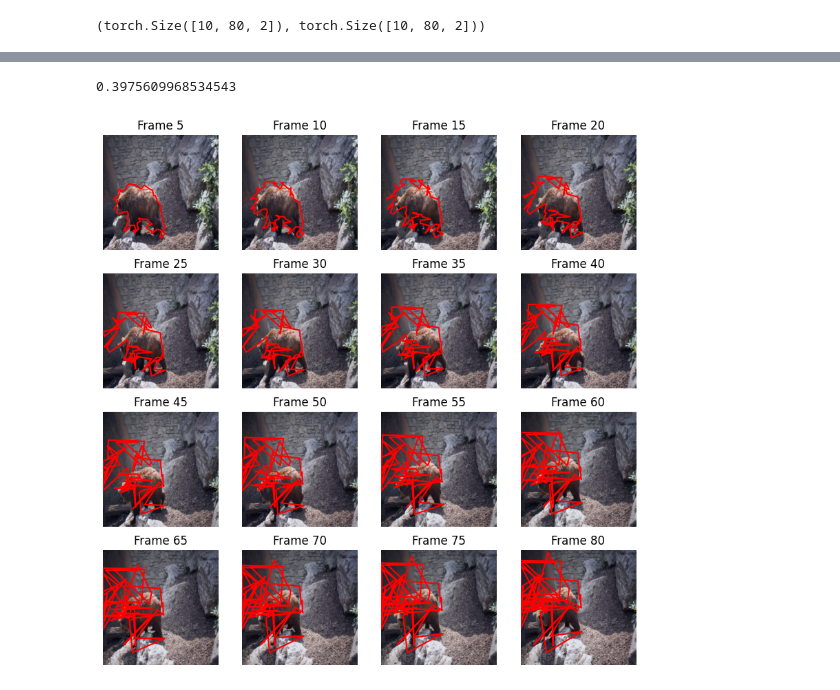
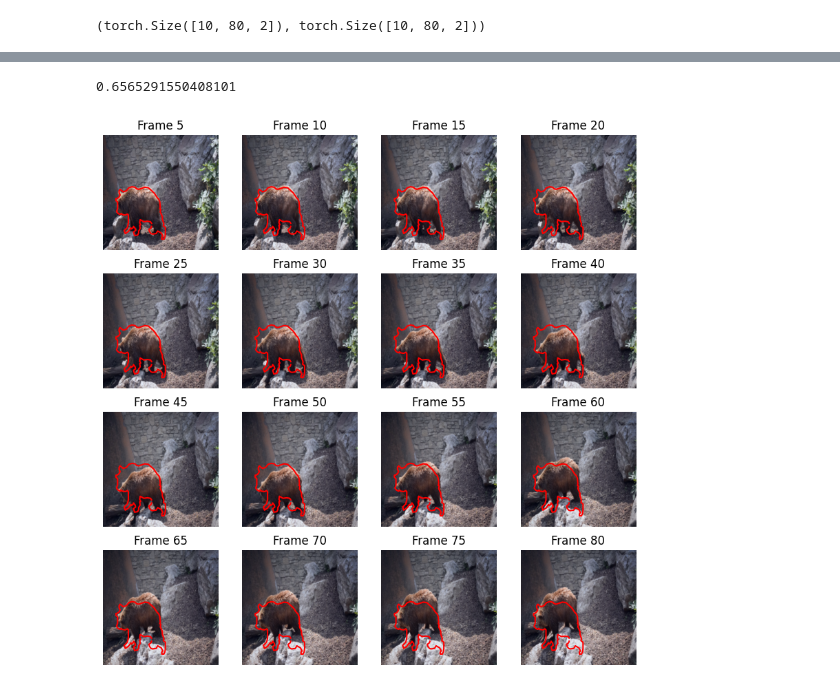
Before and after one commit to wcbup/VOS_boundary_tracking, a Jupyter notebook: train.ipynb, the cells around one changed output, grey strips where cells are left out. Cells and saved outputs as stored; diff of their text form; code cells hidden in the pictures.

```diff
--- a/train.ipynb
+++ b/train.ipynb
@@ -88,8 +88,8 @@ if model_name == "uniform_model":
 else:
     data_set = DAVIS_Seq2(is_uniform=False, is_one_video=True)
 
-loss_name = "chamer_distance_loss"
-# loss_name = "order_loss"
+# loss_name = "chamer_distance_loss"
+loss_name = "order_loss"
 if loss_name == "chamer_distance_loss":
     loss_func = chamer_distance_loss
 else:
@@ -156,6 +156,18 @@ plt.plot(list(dict_loss.keys()), list(dict_loss.values()))
 # %%
 model = Model()
-model_name = "uniform_model"
+# model_name = "uniform_model"
+model_name = "simplify_model"
 loss_name = "order_loss"
+# loss_name = "chamer_distance_loss"
 model.load_state_dict(torch.load(f"./models/{model_name}_{loss_name}.pth"))
 model = model.to("cuda")
+# %%
+# load the loss
+with open(f"./log/{model_name}_{loss_name}.json", "r") as f:
+    dict_loss = json.load(f)
+# plot the loss
+plt.plot(np.array(list(dict_loss.keys())).astype(int) + 1, list(dict_loss.values()), label=f"{model_name}_{loss_name}")
+plt.legend(loc="lower right")
+# set the xticks
+plt.xticks(np.arange(0, 51, 5))
+plt.show()
@@ -193,34 +207,39 @@ class DAVIS_test(torch.utils.data.Dataset):
 def test_model_one_video(model, test_dataset: DAVIS_test, device="cuda"):
     pre_img, pre_sgm, pre_boundary = test_dataset[0]
     pre_boundary = pre_boundary.to(device)
     total_iou = 0
     model.eval()
     interval = 5
     plt.figure(figsize=(10, 10))
     for i in tqdm(range(1, len(test_dataset))):
         img, sgm, boundary = test_dataset[i]
         # print(pre_img.shape, img.shape, pre_boundary.shape)
         with torch.no_grad():
             boundary_offset = model(
                 pre_img.unsqueeze(0).to(device),
                 img.unsqueeze(0).to(device),
                 pre_boundary.unsqueeze(0).to(device),
             )
-            pre_boundary = pre_boundary + boundary_offset.squeeze(0)
+            # pre_boundary = pre_boundary + boundary_offset.squeeze(0)
             pre_boundary = pre_boundary.int()
             pre_boundary = torch.clamp(pre_boundary, 0, 223)
+            # pre_boundary = boundary.squeeze(0).to(device)
             pre_img = img
             if i % interval == 0:
                 plt.subplot(4, 4, i // interval)
                 plt.imshow(normalize_image(pre_img.permute(1, 2, 0)))
                 # index = 10
                 # plt.scatter(pre_boundary.cpu().numpy()[:, 0][index], pre_boundary.cpu().numpy()[:, 1][index], )
                 plt.plot(pre_boundary.cpu().numpy()[:, 0], pre_boundary.cpu().numpy()[:, 1], "r")
                 plt.axis('off')
                 plt.title(f'Frame {i}')
         total_iou += get_boundary_iou(sgm, pre_boundary.cpu().numpy())
     return total_iou / (len(test_dataset) - 1)
-test_model_one_video(model, DAVIS_test("bear", is_uniform=True))
+if model_name == "uniform_model":
+    test_dataset = DAVIS_test("bear", is_uniform=True)
+else:
+    test_dataset = DAVIS_test("bear", is_uniform=False)
+test_model_one_video(model, test_dataset)
 # %% [output]
-0.3975609968534543
+0.6565291550408101
-[figure, old version]
+[figure, new version]
```
Also changed, not shown: parts of 7 cells of this notebook, 5 other files.
